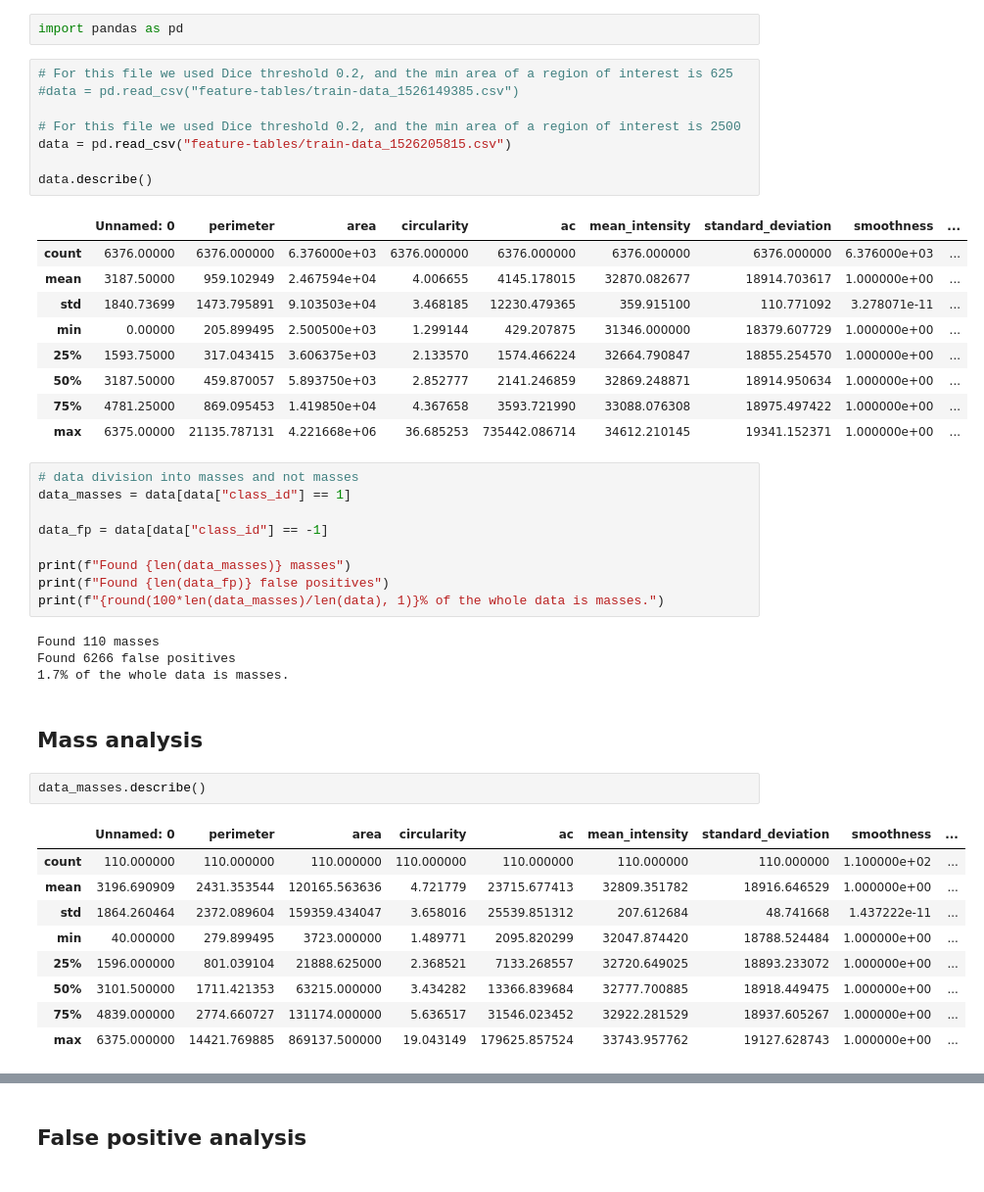
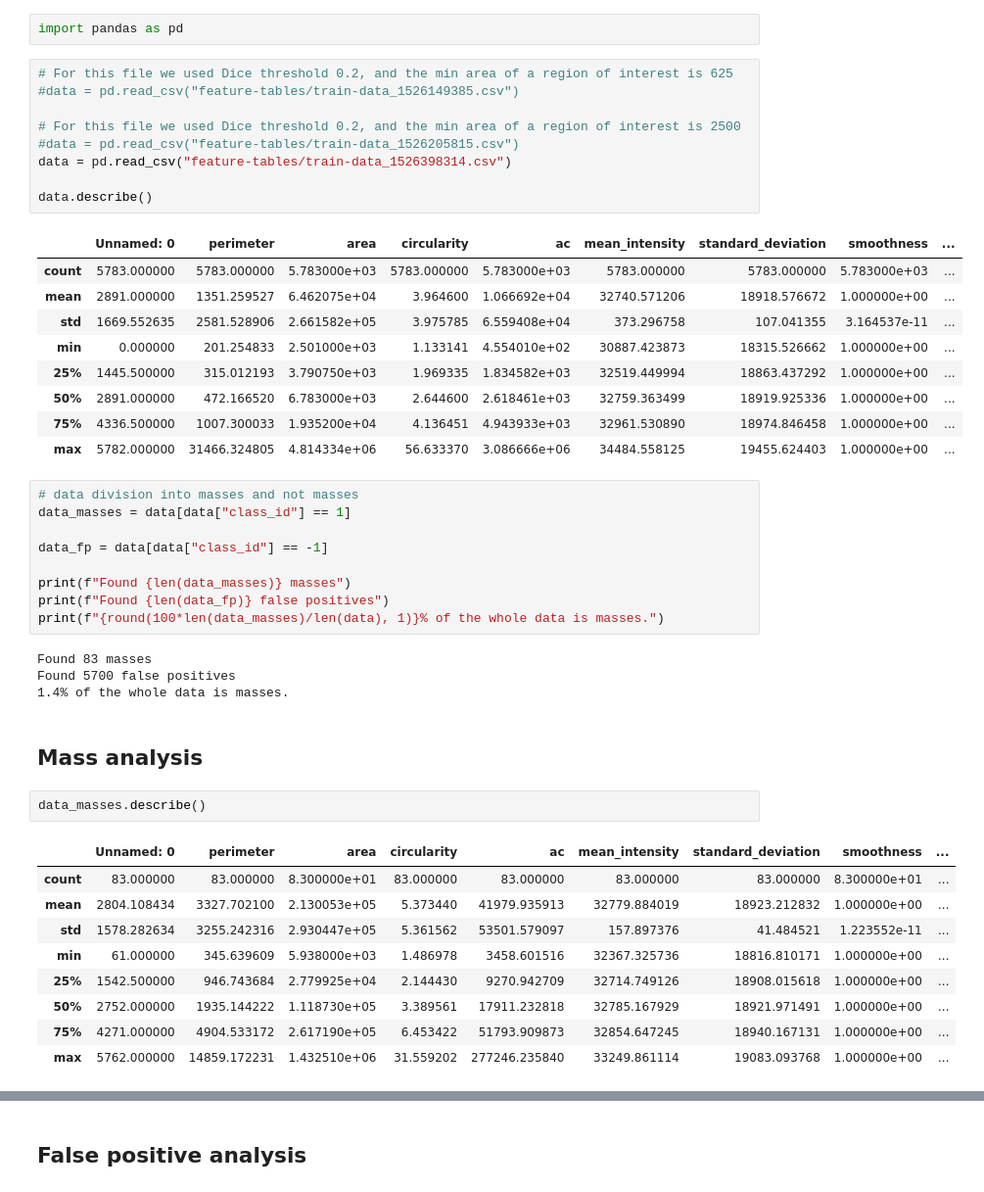
Before and after one commit to OlehKSS/IMMAS, a Jupyter notebook: examples/DataAnalysis.ipynb, the cells around one changed output, grey strips where cells are left out. Shown at 98% size. Cells and saved outputs as stored; diff of their text form.

```diff
--- a/examples/DataAnalysis.ipynb
+++ b/examples/DataAnalysis.ipynb
@@ -5,21 +5,22 @@ import pandas as pd
 # %%
 # For this file we used Dice threshold 0.2, and the min area of a region of interest is 625
 #data = pd.read_csv("feature-tables/train-data_1526149385.csv")
 
 # For this file we used Dice threshold 0.2, and the min area of a region of interest is 2500
-data = pd.read_csv("feature-tables/train-data_1526205815.csv")
+#data = pd.read_csv("feature-tables/train-data_1526205815.csv")
+data = pd.read_csv("feature-tables/train-data_1526398314.csv")
 
 data.describe()
 # %% [output]
 |  | Unnamed: 0 | perimeter | area | circularity | ac | mean_intensity | standard_deviation | smoothness | ... |
-| count | 6376.00000 | 6376.000000 | 6.376000e+03 | 6376.000000 | 6376.000000 | 6376.000000 | 6376.000000 | 6.376000e+03 | ... |
-| mean | 3187.50000 | 959.102949 | 2.467594e+04 | 4.006655 | 4145.178015 | 32870.082677 | 18914.703617 | 1.000000e+00 | ... |
-| std | 1840.73699 | 1473.795891 | 9.103503e+04 | 3.468185 | 12230.479365 | 359.915100 | 110.771092 | 3.278071e-11 | ... |
-| min | 0.00000 | 205.899495 | 2.500500e+03 | 1.299144 | 429.207875 | 31346.000000 | 18379.607729 | 1.000000e+00 | ... |
-| 25% | 1593.75000 | 317.043415 | 3.606375e+03 | 2.133570 | 1574.466224 | 32664.790847 | 18855.254570 | 1.000000e+00 | ... |
-| 50% | 3187.50000 | 459.870057 | 5.893750e+03 | 2.852777 | 2141.246859 | 32869.248871 | 18914.950634 | 1.000000e+00 | ... |
-| 75% | 4781.25000 | 869.095453 | 1.419850e+04 | 4.367658 | 3593.721990 | 33088.076308 | 18975.497422 | 1.000000e+00 | ... |
-| max | 6375.00000 | 21135.787131 | 4.221668e+06 | 36.685253 | 735442.086714 | 34612.210145 | 19341.152371 | 1.000000e+00 | ... |
+| count | 5783.000000 | 5783.000000 | 5.783000e+03 | 5783.000000 | 5.783000e+03 | 5783.000000 | 5783.000000 | 5.783000e+03 | ... |
+| mean | 2891.000000 | 1351.259527 | 6.462075e+04 | 3.964600 | 1.066692e+04 | 32740.571206 | 18918.576672 | 1.000000e+00 | ... |
+| std | 1669.552635 | 2581.528906 | 2.661582e+05 | 3.975785 | 6.559408e+04 | 373.296758 | 107.041355 | 3.164537e-11 | ... |
+| min | 0.000000 | 201.254833 | 2.501000e+03 | 1.133141 | 4.554010e+02 | 30887.423873 | 18315.526662 | 1.000000e+00 | ... |
+| 25% | 1445.500000 | 315.012193 | 3.790750e+03 | 1.969335 | 1.834582e+03 | 32519.449994 | 18863.437292 | 1.000000e+00 | ... |
+| 50% | 2891.000000 | 472.166520 | 6.783000e+03 | 2.644600 | 2.618461e+03 | 32759.363499 | 18919.925336 | 1.000000e+00 | ... |
+| 75% | 4336.500000 | 1007.300033 | 1.935200e+04 | 4.136451 | 4.943933e+03 | 32961.530890 | 18974.846458 | 1.000000e+00 | ... |
+| max | 5782.000000 | 31466.324805 | 4.814334e+06 | 56.633370 | 3.086666e+06 | 34484.558125 | 19455.624403 | 1.000000e+00 | ... |
 # %%
 # data division into masses and not masses
 data_masses = data[data["class_id"] == 1]
@@ -30,23 +31,23 @@ print(f"Found {len(data_masses)} masses")
 print(f"Found {len(data_fp)} false positives")
 print(f"{round(100*len(data_masses)/len(data), 1)}% of the whole data is masses.")
 # %% [output]
-Found 110 masses
-Found 6266 false positives
-1.7% of the whole data is masses.
+Found 83 masses
+Found 5700 false positives
+1.4% of the whole data is masses.
 # %% [markdown]
 ## Mass analysis
 # %%
 data_masses.describe()
 # %% [output]
 |  | Unnamed: 0 | perimeter | area | circularity | ac | mean_intensity | standard_deviation | smoothness | ... |
-| count | 110.000000 | 110.000000 | 110.000000 | 110.000000 | 110.000000 | 110.000000 | 110.000000 | 1.100000e+02 | ... |
-| mean | 3196.690909 | 2431.353544 | 120165.563636 | 4.721779 | 23715.677413 | 32809.351782 | 18916.646529 | 1.000000e+00 | ... |
-| std | 1864.260464 | 2372.089604 | 159359.434047 | 3.658016 | 25539.851312 | 207.612684 | 48.741668 | 1.437222e-11 | ... |
-| min | 40.000000 | 279.899495 | 3723.000000 | 1.489771 | 2095.820299 | 32047.874420 | 18788.524484 | 1.000000e+00 | ... |
-| 25% | 1596.000000 | 801.039104 | 21888.625000 | 2.368521 | 7133.268557 | 32720.649025 | 18893.233072 | 1.000000e+00 | ... |
-| 50% | 3101.500000 | 1711.421353 | 63215.000000 | 3.434282 | 13366.839684 | 32777.700885 | 18918.449475 | 1.000000e+00 | ... |
-| 75% | 4839.000000 | 2774.660727 | 131174.000000 | 5.636517 | 31546.023452 | 32922.281529 | 18937.605267 | 1.000000e+00 | ... |
-| max | 6375.000000 | 14421.769885 | 869137.500000 | 19.043149 | 179625.857524 | 33743.957762 | 19127.628743 | 1.000000e+00 | ... |
+| count | 83.000000 | 83.000000 | 8.300000e+01 | 83.000000 | 83.000000 | 83.000000 | 83.000000 | 8.300000e+01 | ... |
+| mean | 2804.108434 | 3327.702100 | 2.130053e+05 | 5.373440 | 41979.935913 | 32779.884019 | 18923.212832 | 1.000000e+00 | ... |
+| std | 1578.282634 | 3255.242316 | 2.930447e+05 | 5.361562 | 53501.579097 | 157.897376 | 41.484521 | 1.223552e-11 | ... |
+| min | 61.000000 | 345.639609 | 5.938000e+03 | 1.486978 | 3458.601516 | 32367.325736 | 18816.810171 | 1.000000e+00 | ... |
+| 25% | 1542.500000 | 946.743684 | 2.779925e+04 | 2.144430 | 9270.942709 | 32714.749126 | 18908.015618 | 1.000000e+00 | ... |
+| 50% | 2752.000000 | 1935.144222 | 1.118730e+05 | 3.389561 | 17911.232818 | 32785.167929 | 18921.971491 | 1.000000e+00 | ... |
+| 75% | 4271.000000 | 4904.533172 | 2.617190e+05 | 6.453422 | 51793.909873 | 32854.647245 | 18940.167131 | 1.000000e+00 | ... |
+| max | 5762.000000 | 14859.172231 | 1.432510e+06 | 31.559202 | 277246.235840 | 33249.861114 | 19083.093768 | 1.000000e+00 | ... |
 # %%
 data_masses[data_masses.area < 2500].count()
 # %% [output]
```
Also changed, not shown: parts of 5 cells of this notebook, 1 other file.
